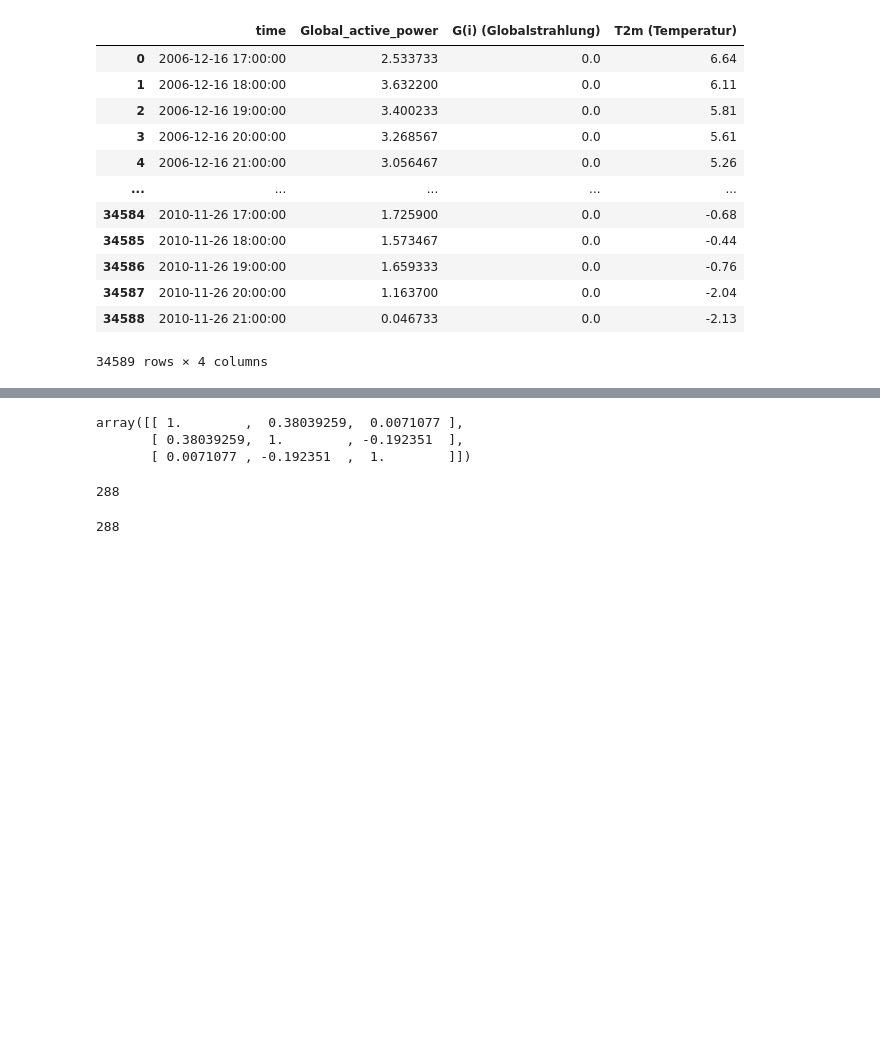
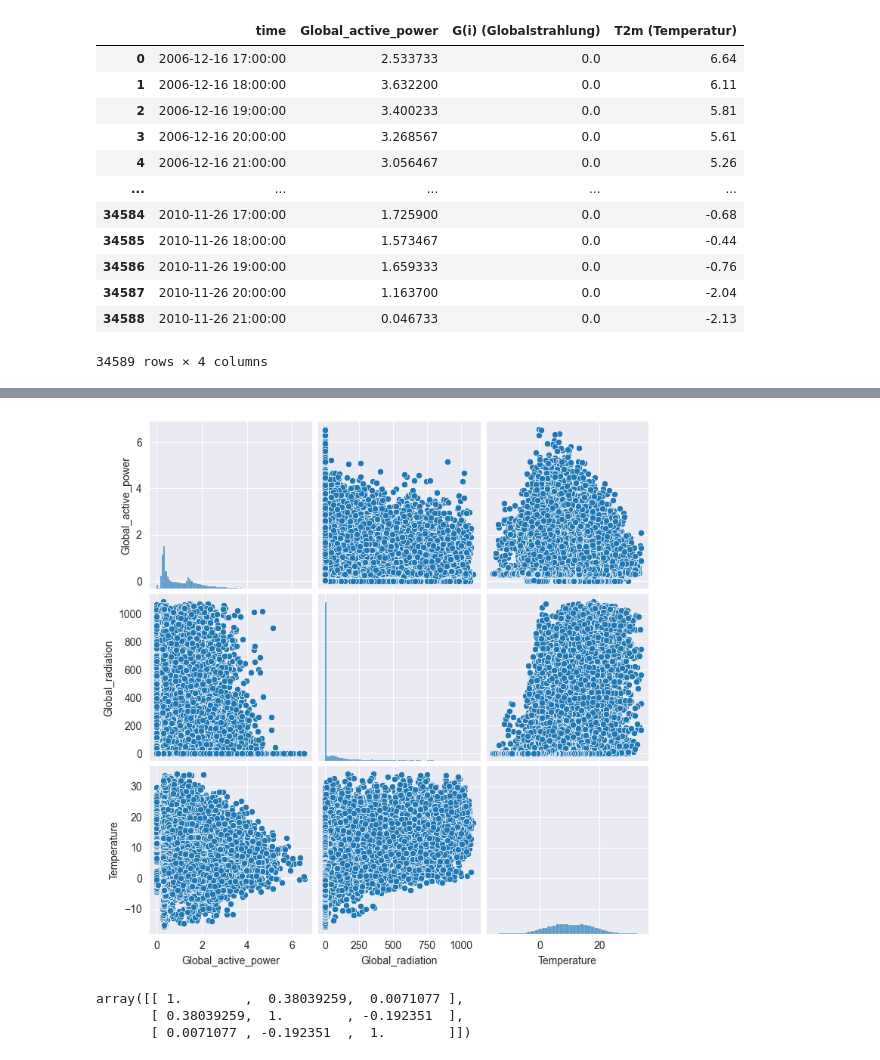
Before and after one commit to czwiessler/AMOProject, a Jupyter notebook: 04_MergeAndCopulas.ipynb, the cells around one changed output, grey strips where cells are left out. Cells and saved outputs as stored; diff of their text form; code cells hidden in the pictures; blank space fills up the shorter version.

```diff
--- a/04_MergeAndCopulas.ipynb
+++ b/04_MergeAndCopulas.ipynb
@@ -134,3 +110,9 @@ correlation
+# %%
+# rename G(i) (Globalstrahlung) to Global_radiation and T2m (Temperatur) to Temperature
+sns.pairplot(merged_df.rename(columns={'G(i) (Globalstrahlung)': 'Global_radiation', 'T2m (Temperatur)': 'Temperature'}))
+plt.show()
+# %% [output]
+[figure, added]
 # %%
 correlation = np.array(correlation)
 correlation
@@ -286,11 +268,3 @@ for month in range(1,13):
         scenarios, probabilities = cluster_scenarios_with_probabilities(column, correlation, n_samples=1000, n_clusters=5)
         all_scenarios.append(scenarios)
         all_probabilities.append(probabilities)
-# %%
-len(all_scenarios)
-# %% [output]
-288
-# %%
-len(all_probabilities)
-# %% [output]
-288
```
Also changed, not shown: parts of 13 cells of this notebook, 3 other files.
